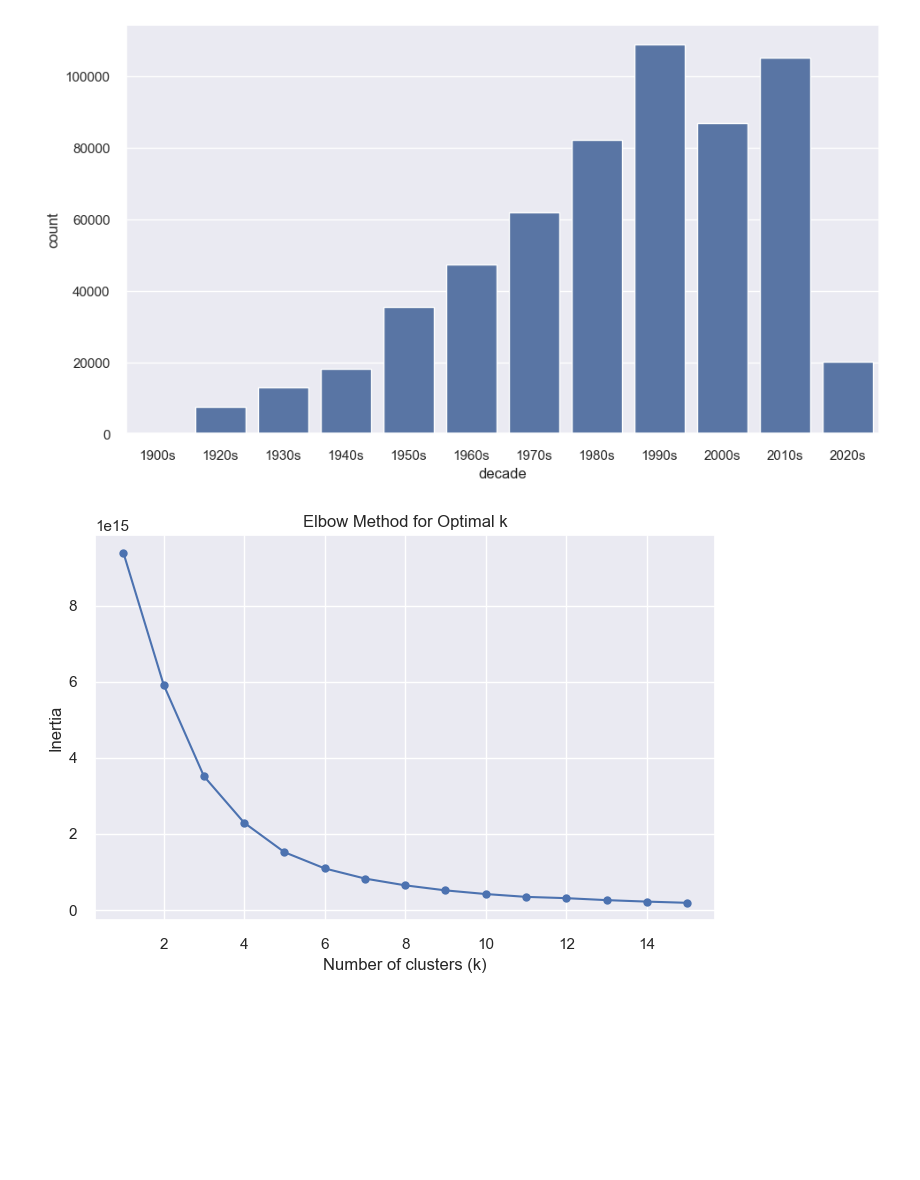
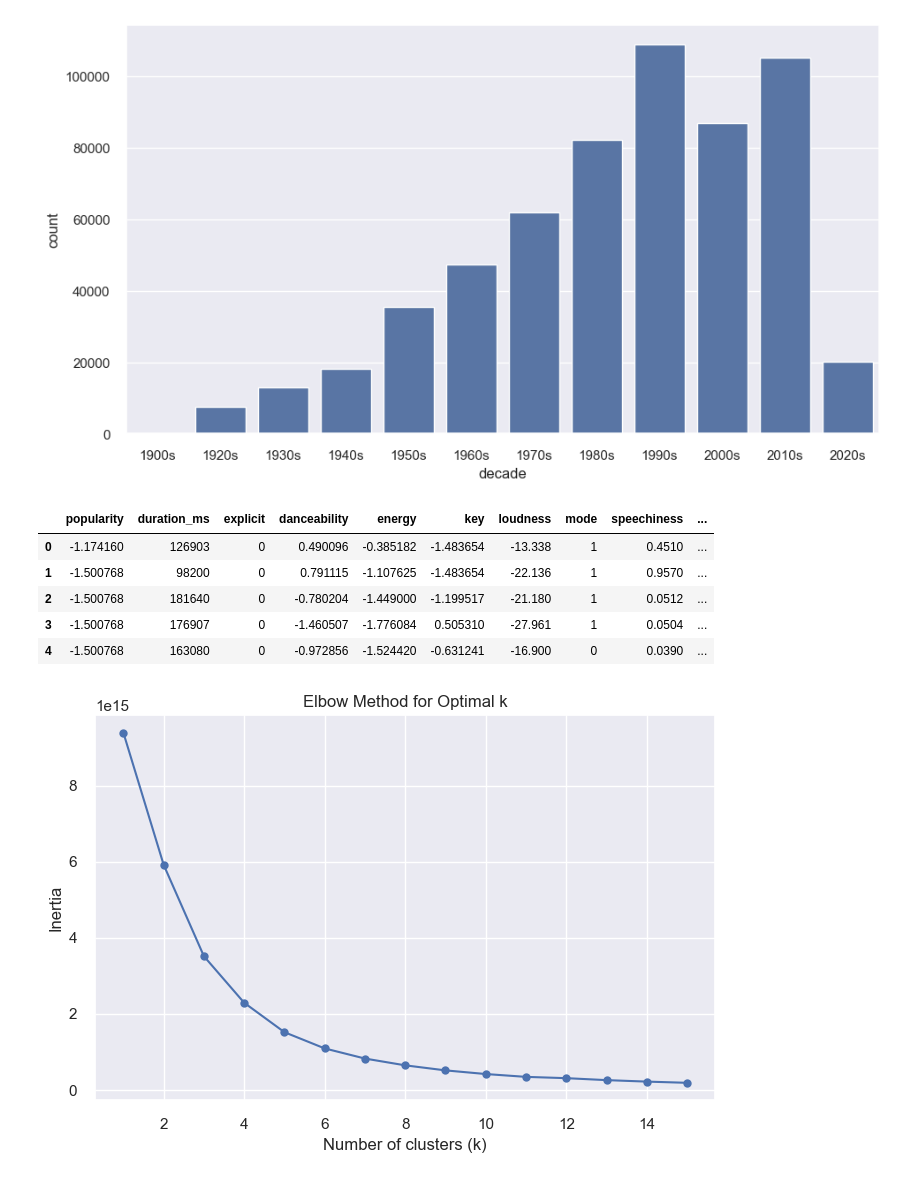
Before and after one commit to anikas2003/spotifyrec, a Jupyter notebook: spotidyrecbuilder.ipynb, the cells around one changed output. Drawn from its saved outputs; the diff is of its cells as text; code cells hidden in the pictures; blank space fills up the shorter version.

```diff
--- a/spotidyrecbuilder.ipynb
+++ b/spotidyrecbuilder.ipynb
@@ -104 +121,11 @@ fig.show()
+# %%
+X = spotify_normalized_df[clustering_features]
+X.head()
+# %% [output]
+|  | popularity | duration_ms | explicit | danceability | energy | key | loudness | mode | speechiness | ... |
+| 0 | -1.174160 | 126903 | 0 | 0.490096 | -0.385182 | -1.483654 | -13.338 | 1 | 0.4510 | ... |
+| 1 | -1.500768 | 98200 | 0 | 0.791115 | -1.107625 | -1.483654 | -22.136 | 1 | 0.9570 | ... |
+| 2 | -1.500768 | 181640 | 0 | -0.780204 | -1.449000 | -1.199517 | -21.180 | 1 | 0.0512 | ... |
+| 3 | -1.500768 | 176907 | 0 | -1.460507 | -1.776084 | 0.505310 | -27.961 | 1 | 0.0504 | ... |
+| 4 | -1.500768 | 163080 | 0 | -0.972856 | -1.524420 | -0.631241 | -16.900 | 0 | 0.0390 | ... |
 # %%
```
Also changed, not shown: parts of 23 cells of this notebook.
